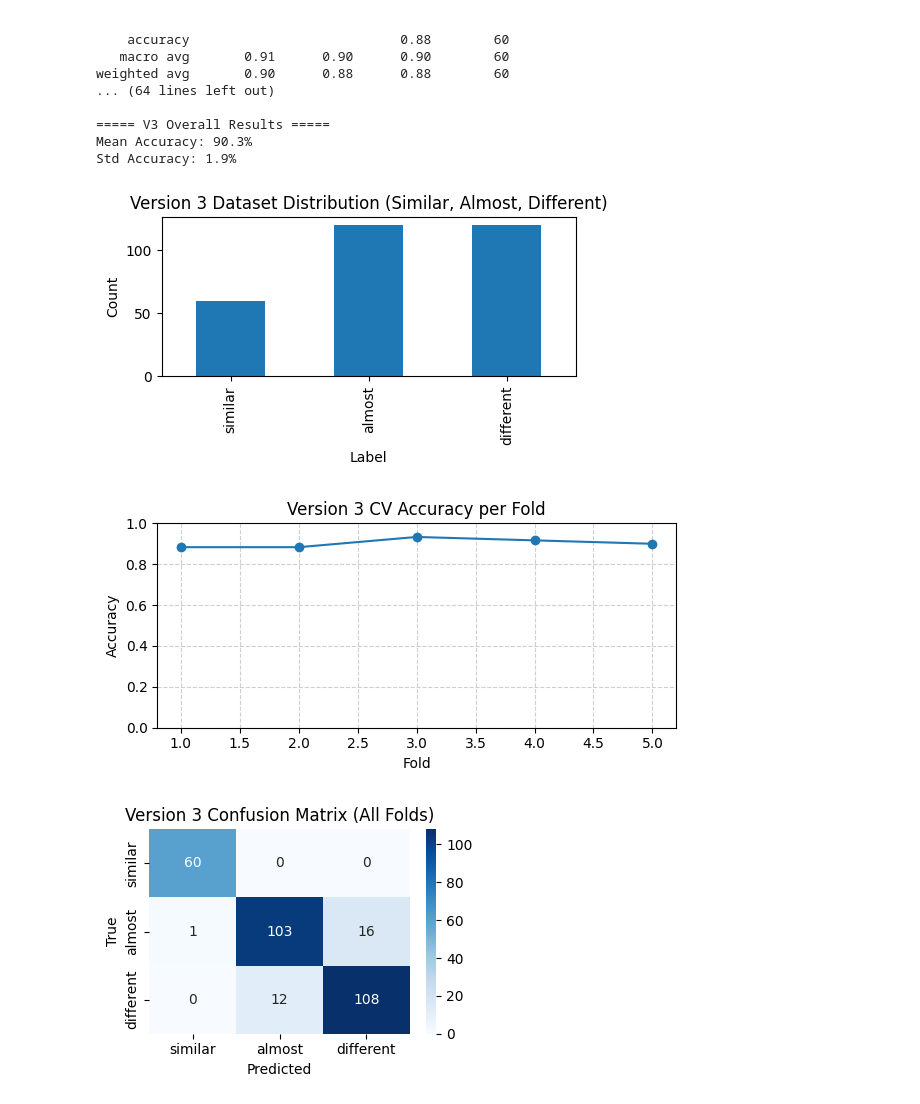
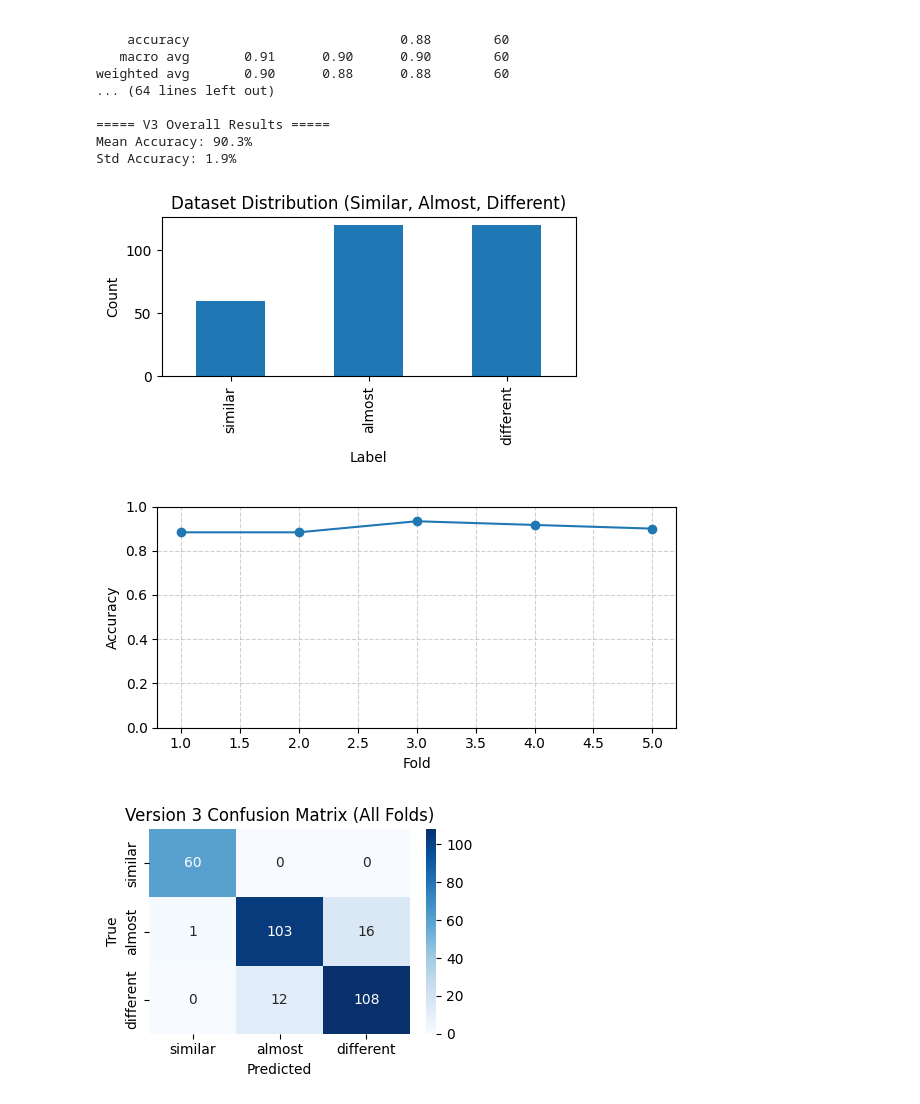
Before and after one commit to ThanhNo0308/VisualTesting, a Jupyter notebook: visualtesting/ver_3.ipynb, the cells around one changed output. Saved outputs shown, nothing was run; the diff lists cells and outputs as text; code cells hidden in the pictures.

```diff
--- a/visualtesting/ver_3.ipynb
+++ b/visualtesting/ver_3.ipynb
@@ -211,34 +211,33 @@ plt.tight_layout()
 plt.show()
 
 gkf=GroupKFold(n_splits=5); accs=[]; all_true=[]; all_pred=[]
 for tr,te in gkf.split(df_v3, df_v3['label'], groups):
     Xtr=df_v3.iloc[tr][feat_cols].values; Xte=df_v3.iloc[te][feat_cols].values
     ytr=df_v3.iloc[tr]['label'].map(v3_model.map).values
     yte_lab=df_v3.iloc[te]['label'].values
     v3_model.scaler.fit(Xtr); v3_model.model.fit(v3_model.scaler.transform(Xtr), ytr)
     yp=v3_model.model.predict(v3_model.scaler.transform(Xte))
     yp_lab=[inv_map[i] for i in yp]
     accs.append(accuracy_score(yte_lab, yp_lab))
     all_true.extend(yte_lab)
     all_pred.extend(yp_lab)
 
 plt.figure(figsize=(6,3))
 plt.plot(range(1,len(accs)+1), accs, marker='o')
-plt.title('Version 3 CV Accuracy per Fold')
 plt.xlabel('Fold'); plt.ylabel('Accuracy')
 plt.ylim(0,1); plt.grid(ls='--',alpha=.6)
 plt.tight_layout()
 plt.show()
 
 cm=confusion_matrix(all_true, all_pred, labels=label_order)
 plt.figure(figsize=(4,3))
 sns.heatmap(cm, annot=True, fmt='d', cmap='Blues', xticklabels=label_order, yticklabels=label_order)
 plt.title('Version 3 Confusion Matrix (All Folds)')
 plt.xlabel('Predicted')
 plt.ylabel('True')
 plt.tight_layout()
 plt.show()
 # %% [output]
-[figure, old version]
+[figure, new version]
-[figure, old version]
+[figure, new version]
 [figure]
```
Also changed, not shown: parts of 1 cell of this notebook, 8 other files.
